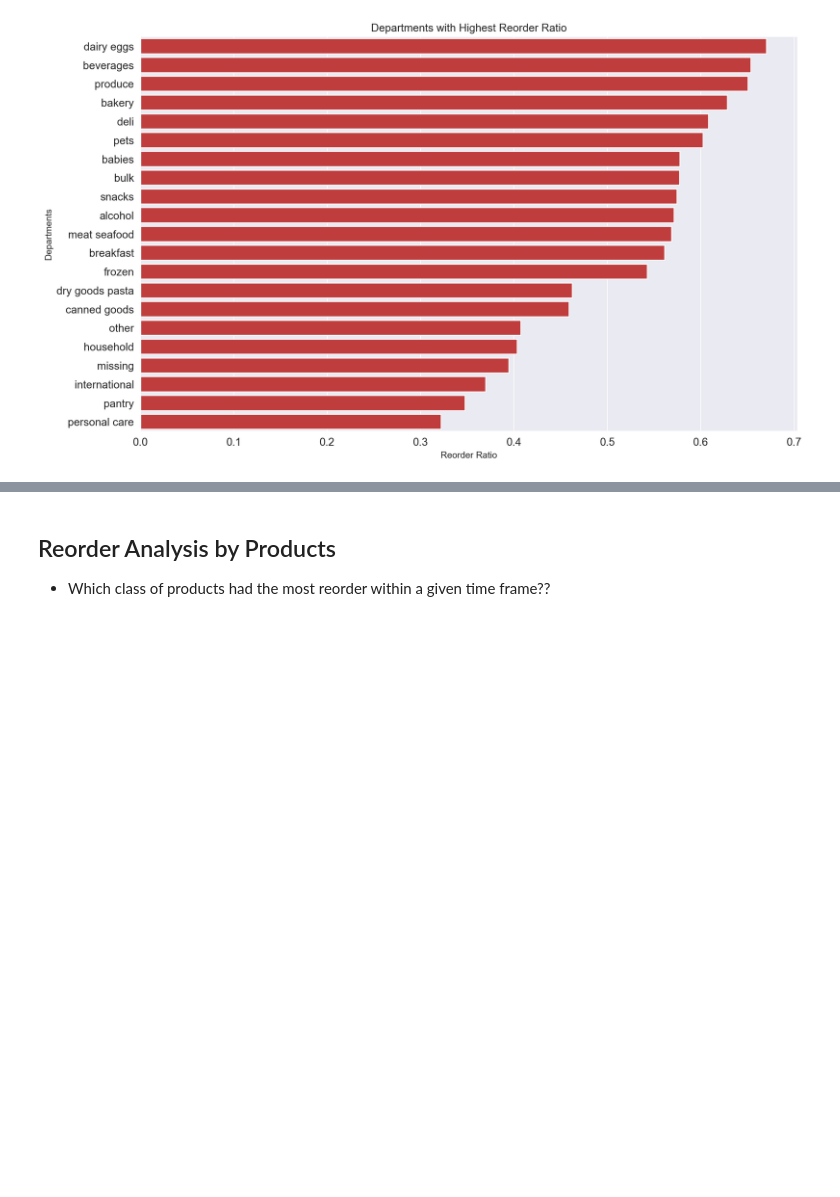
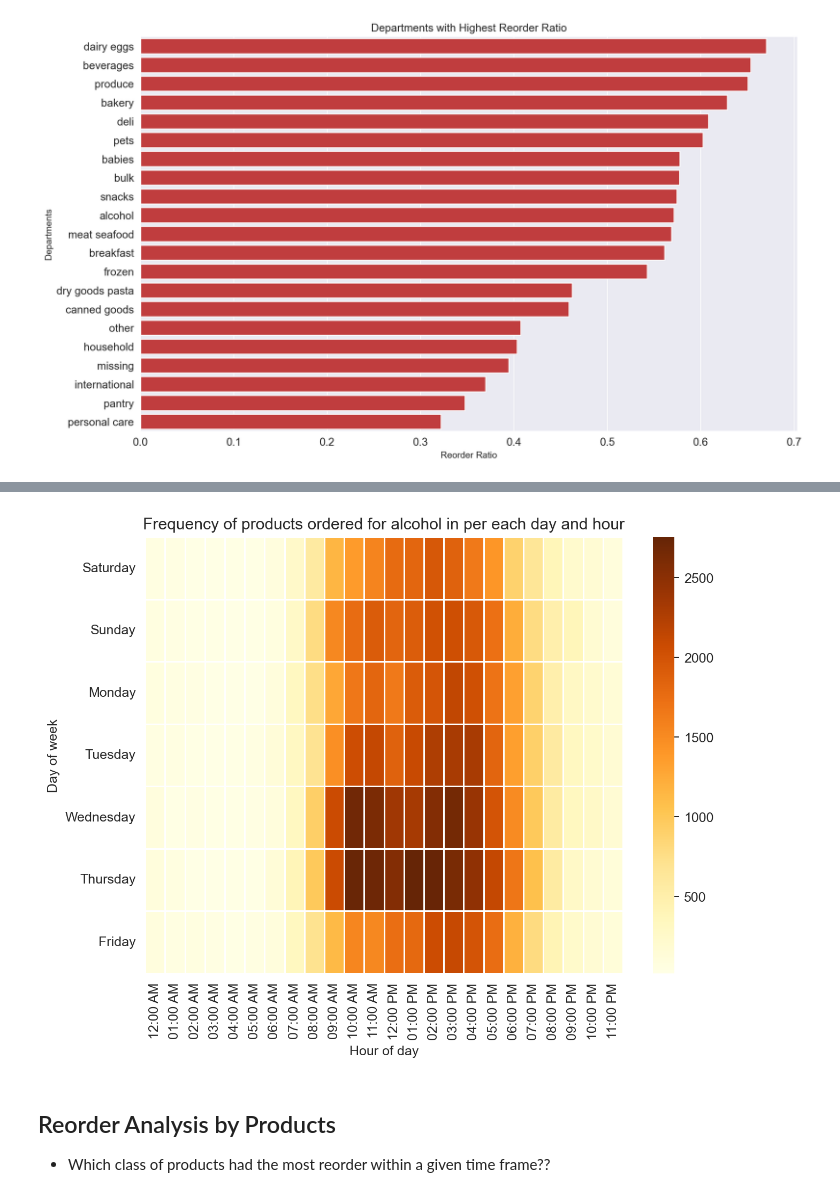
Before and after one commit to aifenaike/Market-Basket-Analysis-InstaCart-Orders, a Jupyter notebook: Exploratory Data Analysis.ipynb, the cells around one changed output, grey strips where cells are left out. Cells and saved outputs as stored; diff of their text form; code cells hidden in the pictures; blank space fills up the shorter version.

```diff
--- a/Exploratory Data Analysis.ipynb
+++ b/Exploratory Data Analysis.ipynb
@@ -209,3 +265,23 @@ plt.show()
+# %%
+
+# Take department name as input
+# dep_name = input('Enter the department name you want to generate heatmap for:')
+dep_name='alcohol'
+exists = dep_name in combined_order['department'].unique()
+
+if (exists):
+    # Heatmap of the count of orders in each day with each hour
+    dep_order_products = combined_order[combined_order['department']==dep_name]
+    groupeddf = dep_order_products.groupby(['order_dow', 'order_hour_of_day']).agg('count').reset_index().rename(columns={'order_id':'order_prods_count'})
+    heatmap_data = groupeddf.pivot('order_dow', 'order_hour_of_day', 'order_prods_count')
+
+    ax = sns.heatmap(data=heatmap_data, cmap="YlOrBr", linewidths=.5)
+    plt.title('Frequency of products ordered for '+dep_name+' in per each day and hour')
+    plt.ylabel('Day of week')
+    plt.xlabel('Hour of day')
+    plt.show()
+# %% [output]
+[figure, added]
 # %% [markdown]
 ## Reorder Analysis by Products
 
```
Also changed, not shown: parts of 27 cells of this notebook.
